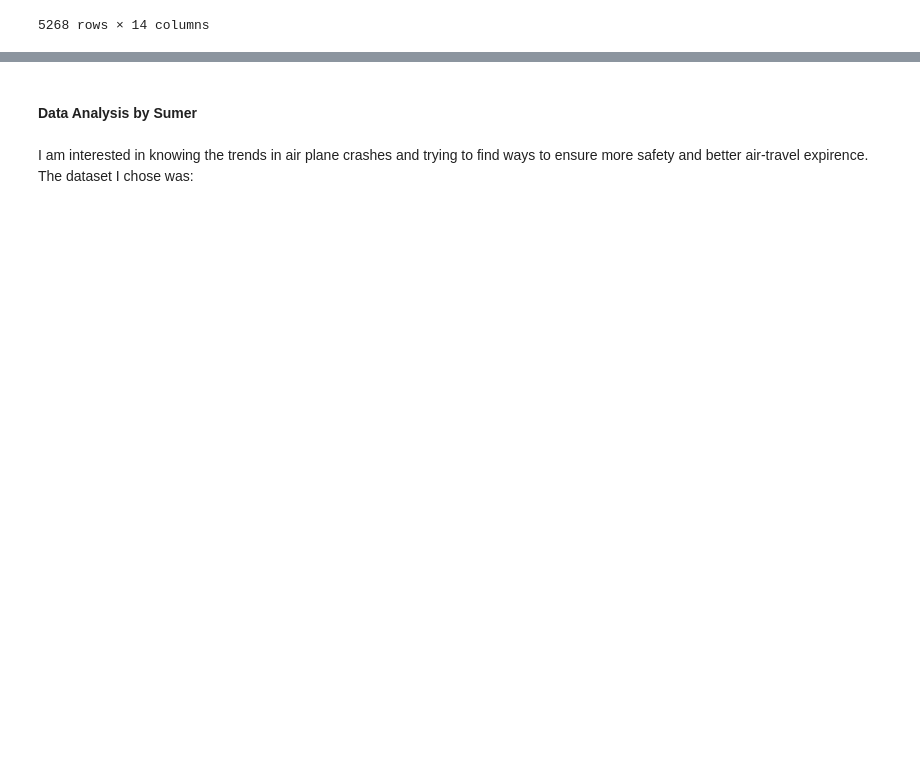
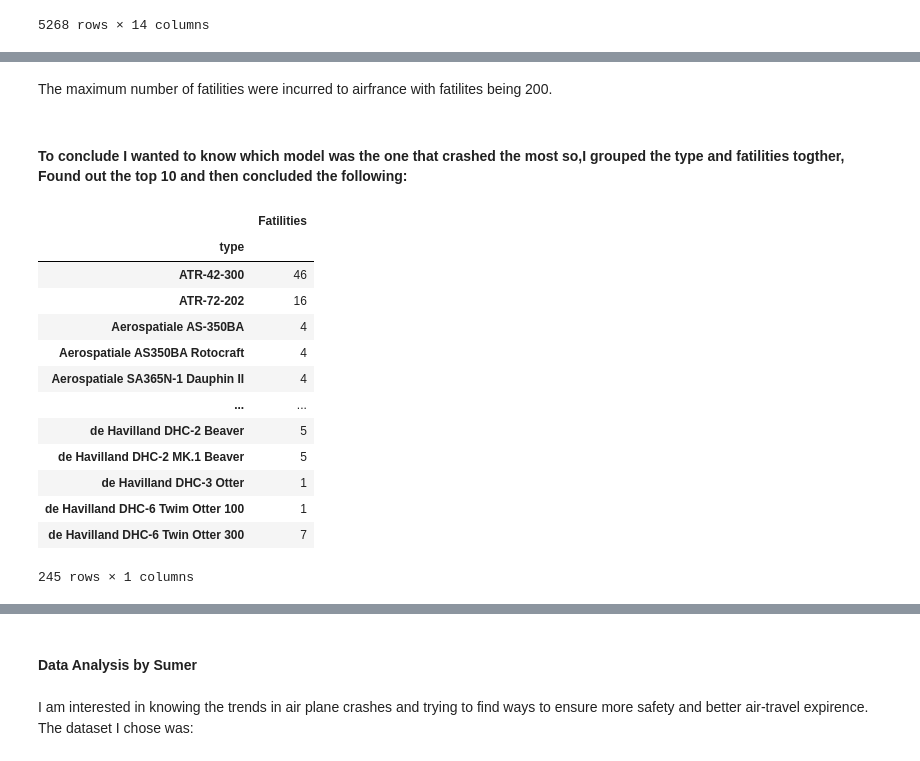
Before and after one commit to raghavbhagria/data-analysis, a Jupyter notebook: notebooks/group_analysis.ipynb, the cells around one changed output, grey strips where cells are left out. Drawn from its saved outputs; the diff is of its cells as text; code cells hidden in the pictures; blank space fills up the shorter version.

```diff
--- a/notebooks/group_analysis.ipynb
+++ b/notebooks/group_analysis.ipynb
@@ -98,0 +132,22 @@ years is a clear indication that the authorities need to focus more on the safet
+# %% [markdown]
+The maximum number of fatilities were incurred to airfrance with fatilites being 200.
+# %% [markdown]
+#### To conclude I wanted to know which model was the one that crashed the most so,I grouped the type and fatilities togther, Found out the top 10 and then concluded the following:
+# %%
+dftype_deaths = df.groupby('type')[['Fatilities']].sum()
+dftype_deaths
+# %% [output]
+|  | Fatilities |
+| type |  |
+| ATR-42-300 | 46 |
+| ATR-72-202 | 16 |
+| Aerospatiale AS-350BA | 4 |
+| Aerospatiale AS350BA Rotocraft | 4 |
+| Aerospatiale SA365N-1 Dauphin II | 4 |
+| ... | ... |
+| de Havilland DHC-2 Beaver | 5 |
+| de Havilland DHC-2 MK.1 Beaver | 5 |
+| de Havilland DHC-3 Otter | 1 |
+| de Havilland DHC-6 Twim Otter 100 | 1 |
+| de Havilland DHC-6 Twin Otter 300 | 7 |
+245 rows × 1 columns
```
Also changed, not shown: parts of 15 cells of this notebook, 2 other files.
